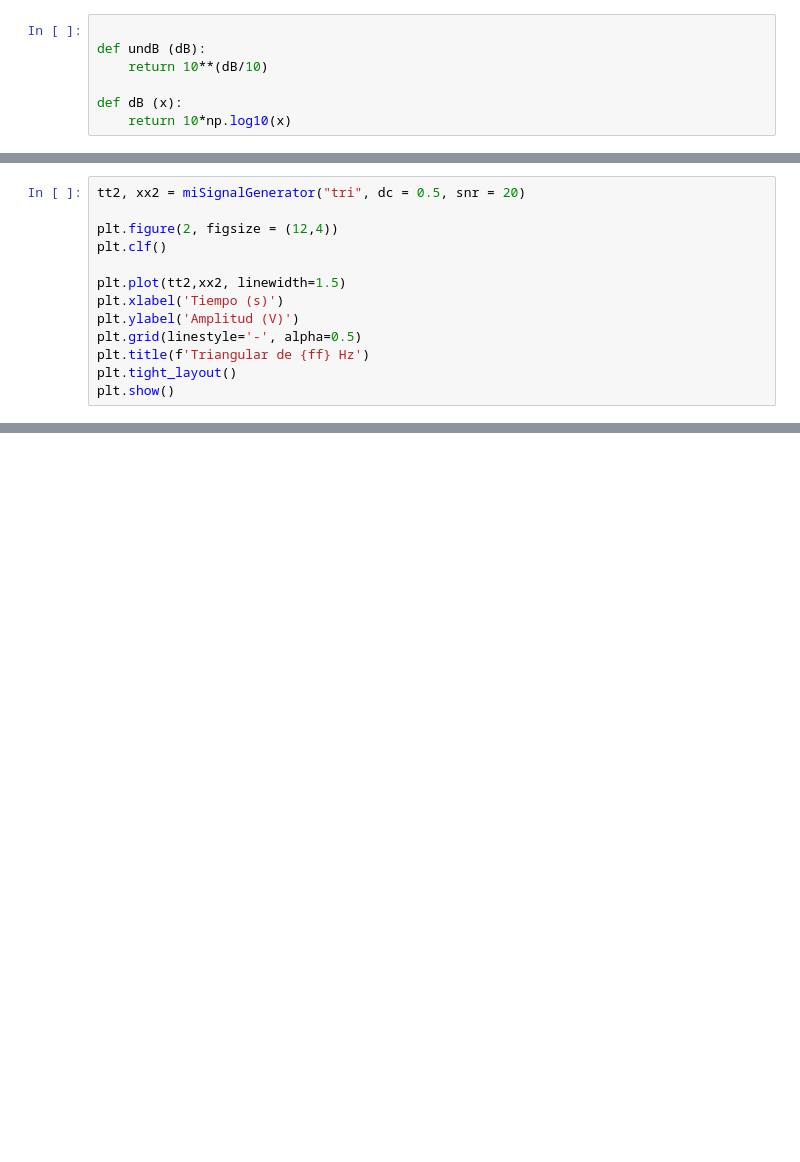
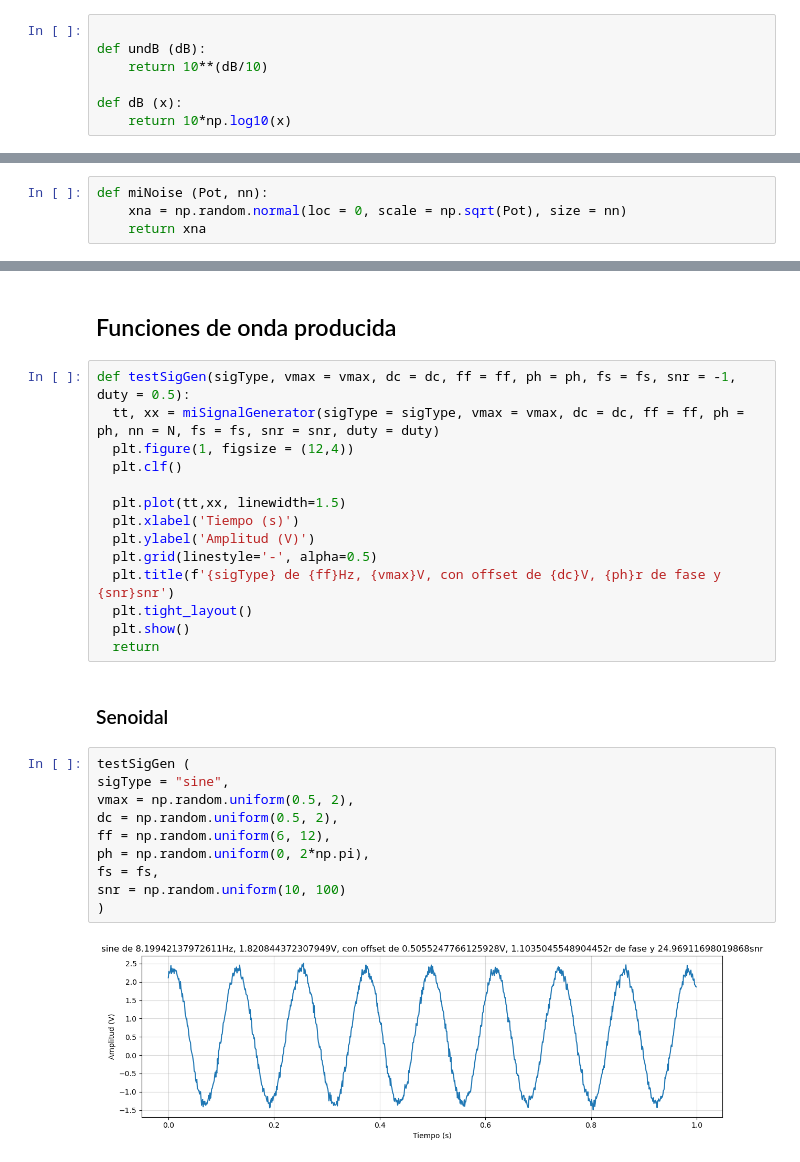
Before and after one commit to Ada-Gomory/DSP, a Jupyter notebook: ts/ts1/ts1.ipynb, the cells around one changed output, grey strips where cells are left out. Cells and saved outputs as stored; diff of their text form; blank space fills up the shorter version.

```diff
--- a/ts/ts1/ts1.ipynb
+++ b/ts/ts1/ts1.ipynb
@@ -119,13 +117,4 @@ plt.show()
 # %%
-tt2, xx2 = miSignalGenerator("tri", dc = 0.5, snr = 20)
-
-plt.figure(2, figsize = (12,4))
-plt.clf()
-
-plt.plot(tt2,xx2, linewidth=1.5)
-plt.xlabel('Tiempo (s)')
-plt.ylabel('Amplitud (V)')
-plt.grid(linestyle='-', alpha=0.5)
-plt.title(f'Triangular de {ff} Hz')
-plt.tight_layout()
-plt.show()
+def miNoise (Pot, nn):
+    xna = np.random.normal(loc = 0, scale = np.sqrt(Pot), size = nn)
+    return xna
@@ -133,0 +161,30 @@ plt.show()
+# %% [markdown]
+## Funciones de onda producida
+# %%
+def testSigGen(sigType, vmax = vmax, dc = dc, ff = ff, ph = ph, fs = fs, snr = -1, duty = 0.5):
+  tt, xx = miSignalGenerator(sigType = sigType, vmax = vmax, dc = dc, ff = ff, ph = ph, nn = N, fs = fs, snr = snr, duty = duty)
+  plt.figure(1, figsize = (12,4))
+  plt.clf()
+
+  plt.plot(tt,xx, linewidth=1.5)
+  plt.xlabel('Tiempo (s)')
+  plt.ylabel('Amplitud (V)')
+  plt.grid(linestyle='-', alpha=0.5)
+  plt.title(f'{sigType} de {ff}Hz, {vmax}V, con offset de {dc}V, {ph}r de fase y {snr}snr')
+  plt.tight_layout()
+  plt.show()
+  return
+# %% [markdown]
+### Senoidal
+# %%
+testSigGen (
+sigType = "sine",
+vmax = np.random.uniform(0.5, 2),
+dc = np.random.uniform(0.5, 2),
+ff = np.random.uniform(6, 12),
+ph = np.random.uniform(0, 2*np.pi),
+fs = fs,
+snr = np.random.uniform(10, 100)
+)
+# %% [output]
+[figure, added]
```
Also changed, not shown: parts of 27 cells of this notebook, 1 other file.
